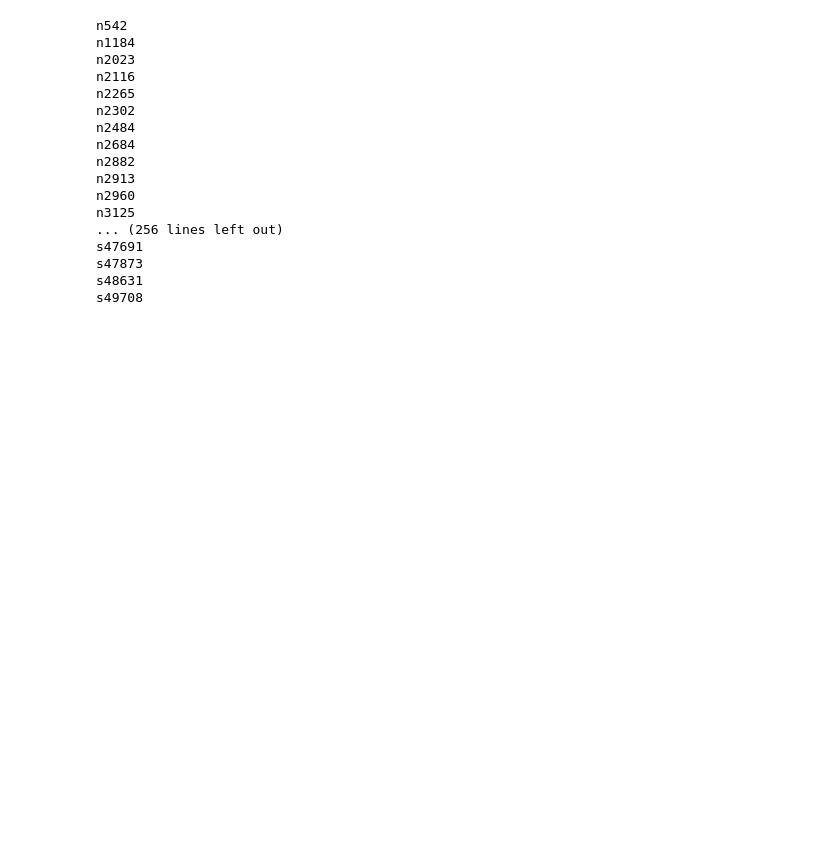
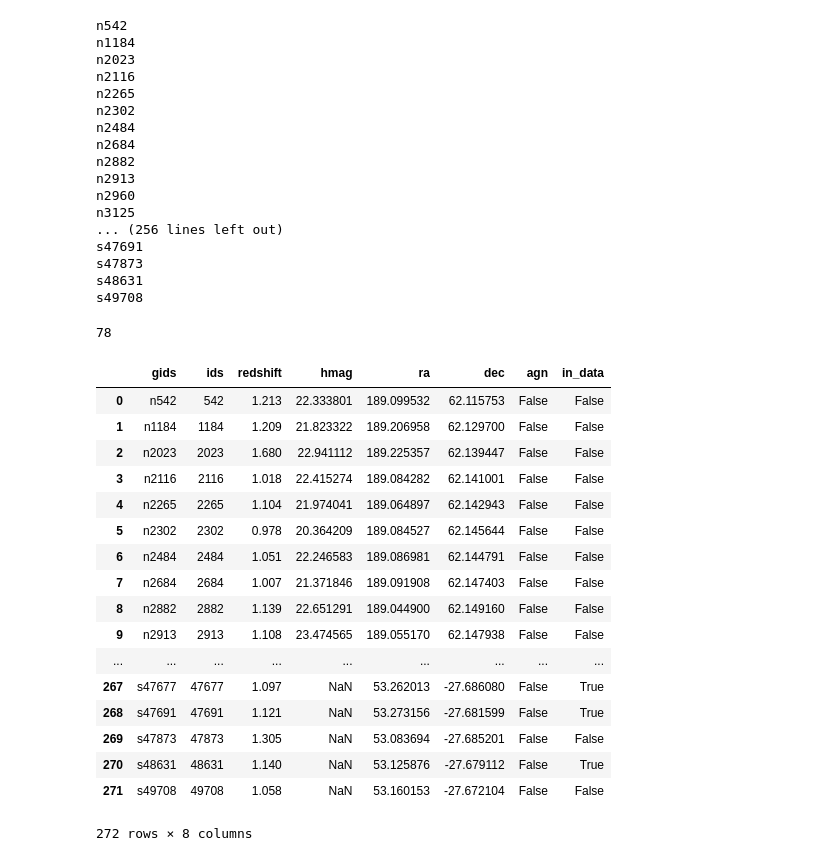
Before and after one commit to Vince-ec/Quiescent_analysis, a Jupyter notebook: scripts/updated_galaxies.ipynb, the cells around one changed output. Drawn from its saved outputs; the diff is of its cells as text; code cells hidden in the pictures; blank space fills up the shorter version.

```diff
--- a/scripts/updated_galaxies.ipynb
+++ b/scripts/updated_galaxies.ipynb
@@ -59,4 +57,17 @@ qgalDB = pd.read_pickle('../data/quiescent_gal_DB.pkl')
+# %%
+qgalDB = pd.read_pickle('../data/quiescent_gal_DB.pkl')
+uvjDB = pd.read_pickle('../data/uvj_db.pkl')
+quvjDB = uvjDB[uvjDB['Q/S'].map(lambda x:x.startswith('q'))]
 # %%
 hd_path = '../../../../../Volumes/Vince_homedrive/Extractions/'
 
 obv_dir =glob(hd_path + '*-*')
+# %%
+ID = int(quvjDB.index[3][1:])
+if ID < 1000:
+    strID = '00%s' % ID
+if 1000 < ID < 10000:
+    strID = '0%s' % ID
+if 10000 <= ID:
+    strID = '%s' % ID
+print strID
@@ -63,16 +76,23 @@ obv_dir =glob(hd_path + '*-*')
 # %%
 def Get_file_list(dirs,gid):
     field = gid[0]
-    ID = int(gid[1:])
+    intID = int(gid[1:])
+    if intID < 1000:
+        ID = '00%s' % intID
+    if 1000 < intID < 10000:
+        ID = '0%s' % intID
+    if 10000 <= intID:
+        ID = '%s' % intID
+
     direct = '../../../../../Volumes/Vince_homedrive/Extractions/Quiescent_galaxies/%s' % gid
 
     one_d =np.array([])
     one_d_n =np.array([])
     for i in range(len(dirs)):
         if field == 's':
-            pres = glob(dirs[i] + '/1D/FITS/' + '*S*%s*' % ID)
+            pres = glob(dirs[i] + '/1D/FITS/' + '*S*_%s.*' % ID)
         else:
-            pres = glob(dirs[i] + '/1D/FITS/' + '*N*%s*' % ID)
+            pres = glob(dirs[i] + '/1D/FITS/' + '*N*_%s.*' % ID)
 
         if len(pres) >=1:
             one_d= np.append(one_d,pres)
@@ -81,26 +101,26 @@ def Get_file_list(dirs,gid):
 
     if len(one_d) >=1:
         if field == 's':
-            two_d =glob('../../../../../Volumes/Vince_homedrive/Extractions/COMBINED/2D/PNG/*S*%s*' % ID)
+            two_d =glob('../../../../../Volumes/Vince_homedrive/Extractions/COMBINED/2D/PNG/*S*_%s.*' % ID)
             if len(two_d) >= 1:
                 two_d_n = []
                 for i in range(len(two_d)):
                     two_d_n.append(two_d[i].replace('../../../../../Volumes/Vince_homedrive/Extractions/COMBINED/2D/PNG/',''))
         else:
-            two_d =glob('../../../../../Volumes/Vince_homedrive/Extractions/COMBINED/2D/PNG/*N*%s*' % ID)
+            two_d =glob('../../../../../Volumes/Vince_homedrive/Extractions/COMBINED/2D/PNG/*N*_%s.*' % ID)
             if len(two_d) >= 1:
                 two_d_n = []
                 for i in range(len(two_d)):
                     two_d_n.append(two_d[i].replace('../../../../../Volumes/Vince_homedrive/Extractions/COMBINED/2D/PNG/',''))
 
         if field == 's':
-            spec =glob('../../../../../Volumes/Vince_homedrive/Extractions/COMBINED/1D/FITS/*S*%s*' % ID)
+            spec =glob('../../../../../Volumes/Vince_homedrive/Extractions/COMBINED/1D/FITS/*S*_%s.*' % ID)
             if len(spec) >= 1:
                 spec_n = []
                 for i in range(len(spec)):
                     spec_n.append(spec[i].replace('../../../../../Volumes/Vince_homedrive/Extractions/COMBINED/1D/FITS/',''))
         else:
-            spec =glob('../../../../../Volumes/Vince_homedrive/Extractions/COMBINED/1D/FITS/*N*%s*' % ID)
+            spec =glob('../../../../../Volumes/Vince_homedrive/Extractions/COMBINED/1D/FITS/*N*_%s.*' % ID)
             if len(spec) >= 1:
                 spec_n = []
                 for i in range(len(spec)):
@@ -232,7 +250,32 @@ for i in range(len(qgalDB['gids'])):
 qgalDB['in_data'] =present_flag
 # %%
 all_g_gals = list(qgalDB[qgalDB['in_data'] == True][qgalDB['agn'] == False]['gids'])
+# %%
+print len(all_g_gals)
+# %% [output]
+78
 # %%
 for i in range(len(gal_id.ids)):
     if gal_id.ids[i] not in all_g_gals:
         print gal_id.ids[i]
+# %%
+qgalDB
+# %% [output]
+|  | gids | ids | redshift | hmag | ra | dec | agn | in_data |
+| 0 | n542 | 542 | 1.213 | 22.333801 | 189.099532 | 62.115753 | False | False |
+| 1 | n1184 | 1184 | 1.209 | 21.823322 | 189.206958 | 62.129700 | False | False |
+| 2 | n2023 | 2023 | 1.680 | 22.941112 | 189.225357 | 62.139447 | False | False |
+| 3 | n2116 | 2116 | 1.018 | 22.415274 | 189.084282 | 62.141001 | False | False |
+| 4 | n2265 | 2265 | 1.104 | 21.974041 | 189.064897 | 62.142943 | False | False |
+| 5 | n2302 | 2302 | 0.978 | 20.364209 | 189.084527 | 62.145644 | False | False |
+| 6 | n2484 | 2484 | 1.051 | 22.246583 | 189.086981 | 62.144791 | False | False |
+| 7 | n2684 | 2684 | 1.007 | 21.371846 | 189.091908 | 62.147403 | False | False |
+| 8 | n2882 | 2882 | 1.139 | 22.651291 | 189.044900 | 62.149160 | False | False |
+| 9 | n2913 | 2913 | 1.108 | 23.474565 | 189.055170 | 62.147938 | False | False |
+| ... | ... | ... | ... | ... | ... | ... | ... | ... |
+| 267 | s47677 | 47677 | 1.097 | NaN | 53.262013 | -27.686080 | False | True |
+| 268 | s47691 | 47691 | 1.121 | NaN | 53.273156 | -27.681599 | False | True |
+| 269 | s47873 | 47873 | 1.305 | NaN | 53.083694 | -27.685201 | False | False |
+| 270 | s48631 | 48631 | 1.140 | NaN | 53.125876 | -27.679112 | False | True |
+| 271 | s49708 | 49708 | 1.058 | NaN | 53.160153 | -27.672104 | False | False |
+272 rows × 8 columns
```
Also changed, not shown: parts of 5 cells of this notebook, 2 other files.
